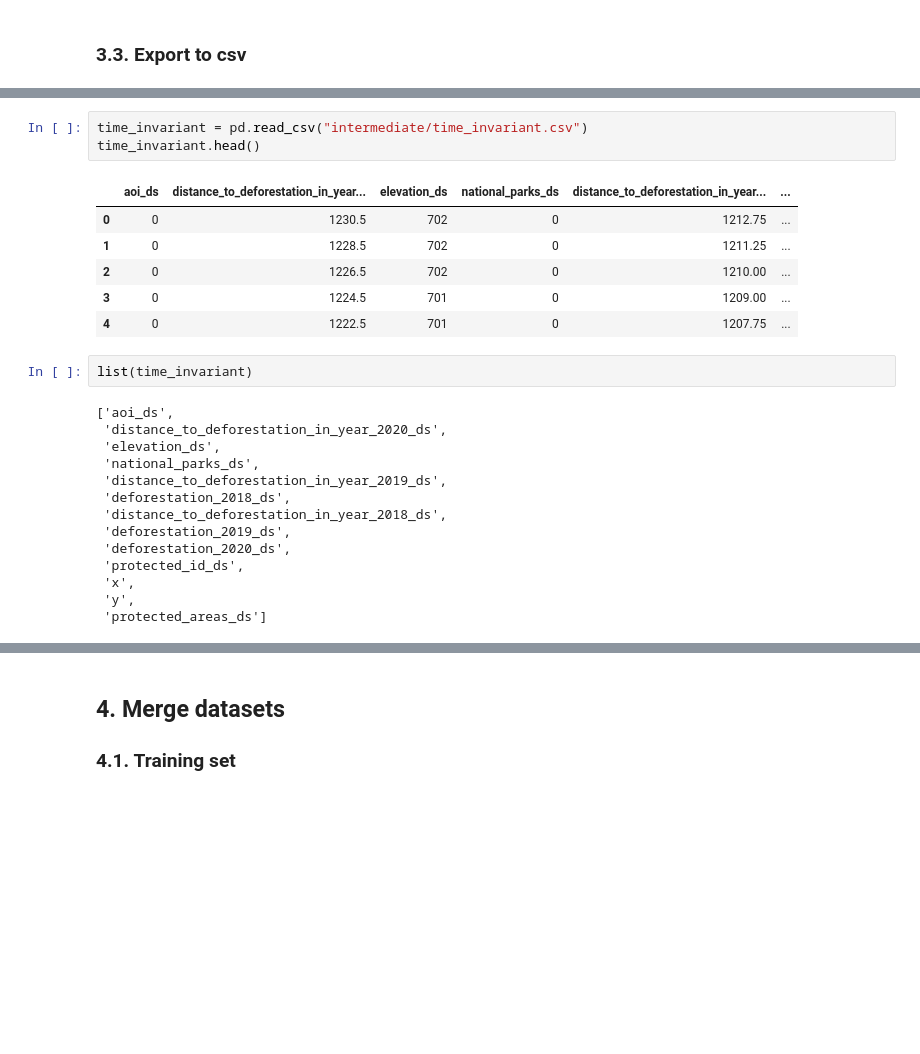
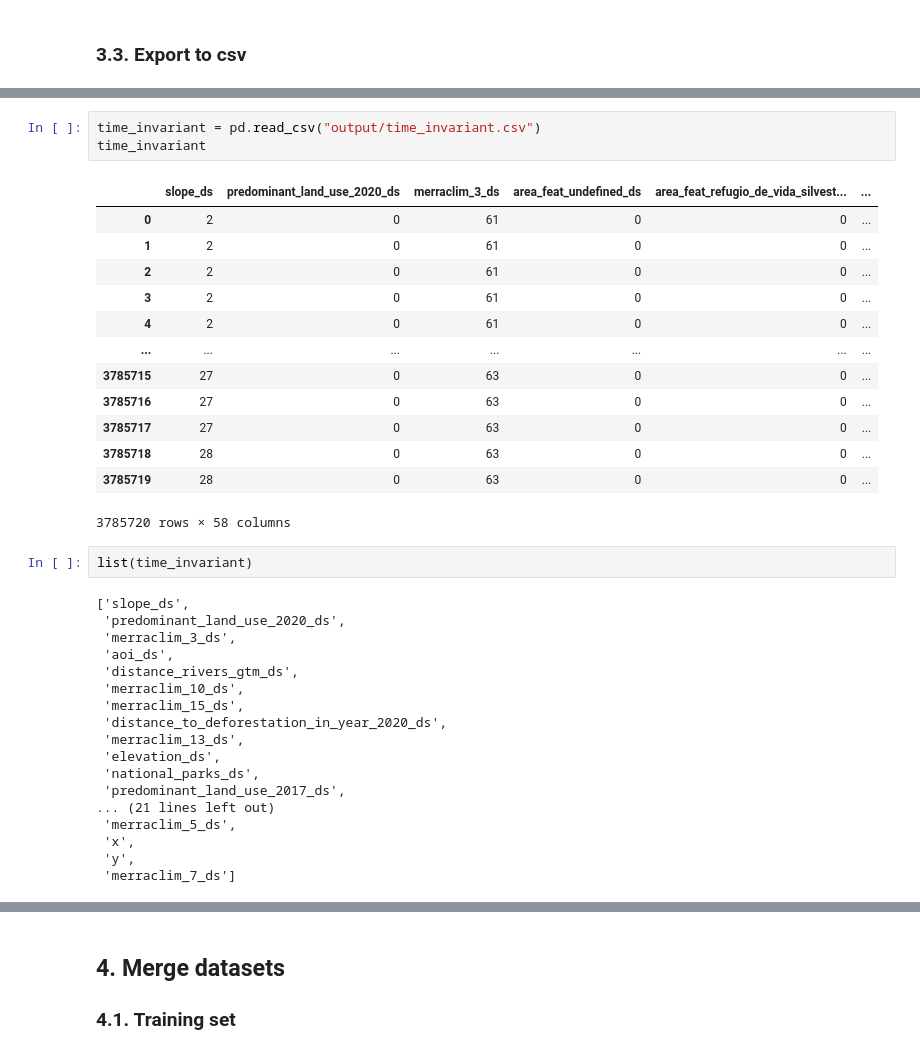
Before and after one commit to pantonar/forest_mind, a Jupyter notebook: analysis/data_formatting.ipynb, the cells around one changed output, grey strips where cells are left out. Saved outputs shown, nothing was run; the diff lists cells and outputs as text; blank space fills up the shorter version.

```diff
--- a/analysis/data_formatting.ipynb
+++ b/analysis/data_formatting.ipynb
@@ -553,29 +602,40 @@ continuing...
 # %%
-time_invariant = pd.read_csv("intermediate/time_invariant.csv")
-time_invariant.head()
+time_invariant = pd.read_csv("output/time_invariant.csv")
+time_invariant
 # %% [output]
-|  | aoi_ds | distance_to_deforestation_in_year... | elevation_ds | national_parks_ds | distance_to_deforestation_in_year... | ... |
-| 0 | 0 | 1230.5 | 702 | 0 | 1212.75 | ... |
-| 1 | 0 | 1228.5 | 702 | 0 | 1211.25 | ... |
-| 2 | 0 | 1226.5 | 702 | 0 | 1210.00 | ... |
-| 3 | 0 | 1224.5 | 701 | 0 | 1209.00 | ... |
-| 4 | 0 | 1222.5 | 701 | 0 | 1207.75 | ... |
+|  | slope_ds | predominant_land_use_2020_ds | merraclim_3_ds | area_feat_undefined_ds | area_feat_refugio_de_vida_silvest... | ... |
+| 0 | 2 | 0 | 61 | 0 | 0 | ... |
+| 1 | 2 | 0 | 61 | 0 | 0 | ... |
+| 2 | 2 | 0 | 61 | 0 | 0 | ... |
+| 3 | 2 | 0 | 61 | 0 | 0 | ... |
+| 4 | 2 | 0 | 61 | 0 | 0 | ... |
+| ... | ... | ... | ... | ... | ... | ... |
+| 3785715 | 27 | 0 | 63 | 0 | 0 | ... |
+| 3785716 | 27 | 0 | 63 | 0 | 0 | ... |
+| 3785717 | 27 | 0 | 63 | 0 | 0 | ... |
+| 3785718 | 28 | 0 | 63 | 0 | 0 | ... |
+| 3785719 | 28 | 0 | 63 | 0 | 0 | ... |
+3785720 rows × 58 columns
 # %%
 list(time_invariant)
 # %% [output]
-['aoi_ds',
+['slope_ds',
+ 'predominant_land_use_2020_ds',
+ 'merraclim_3_ds',
+ 'aoi_ds',
+ 'distance_rivers_gtm_ds',
+ 'merraclim_10_ds',
+ 'merraclim_15_ds',
  'distance_to_deforestation_in_year_2020_ds',
+ 'merraclim_13_ds',
  'elevation_ds',
  'national_parks_ds',
- 'distance_to_deforestation_in_year_2019_ds',
- 'deforestation_2018_ds',
- 'distance_to_deforestation_in_year_2018_ds',
- 'deforestation_2019_ds',
- 'deforestation_2020_ds',
- 'protected_id_ds',
+ 'predominant_land_use_2017_ds',
+... (21 lines left out)
+ 'merraclim_5_ds',
  'x',
  'y',
- 'protected_areas_ds']
+ 'merraclim_7_ds']
 # %%
 time_invariant_inv = time_invariant.transpose()
 time_invariant_inv
```
Also changed, not shown: parts of 16 cells of this notebook.
